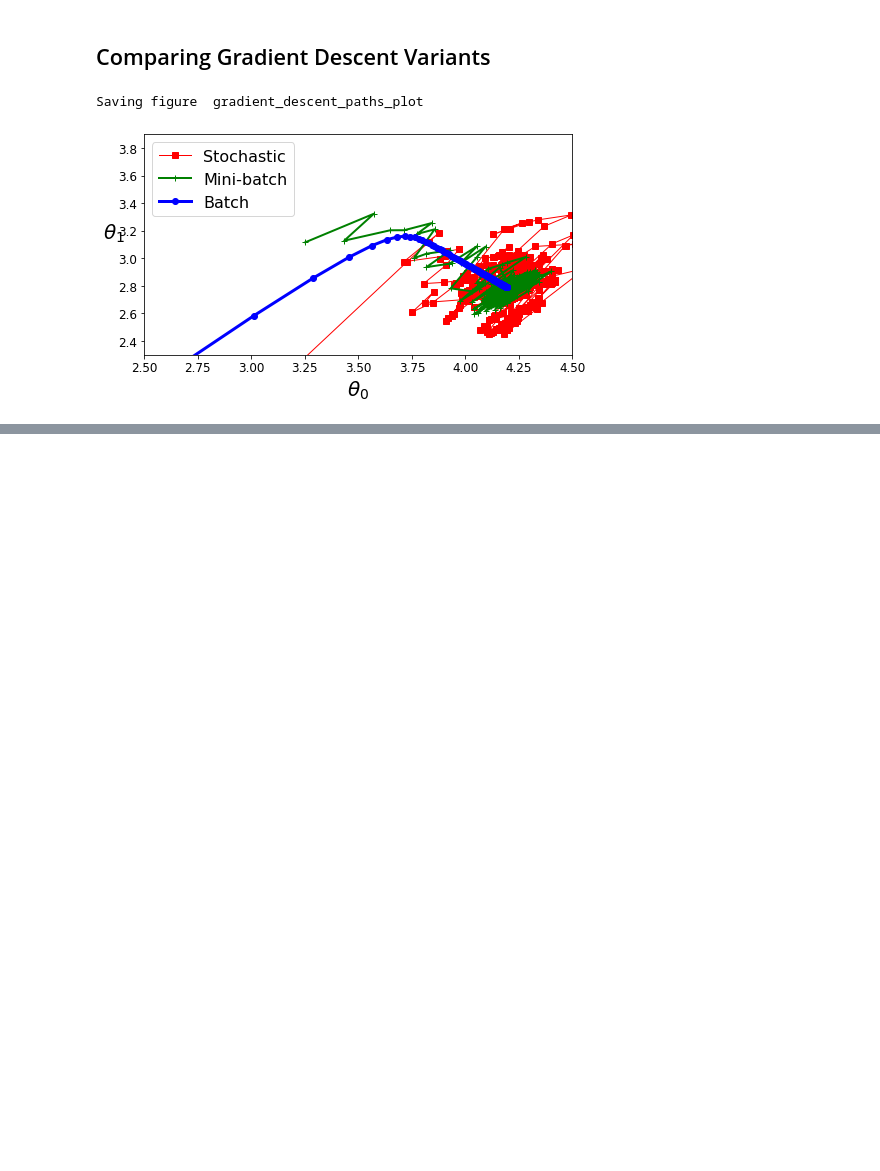
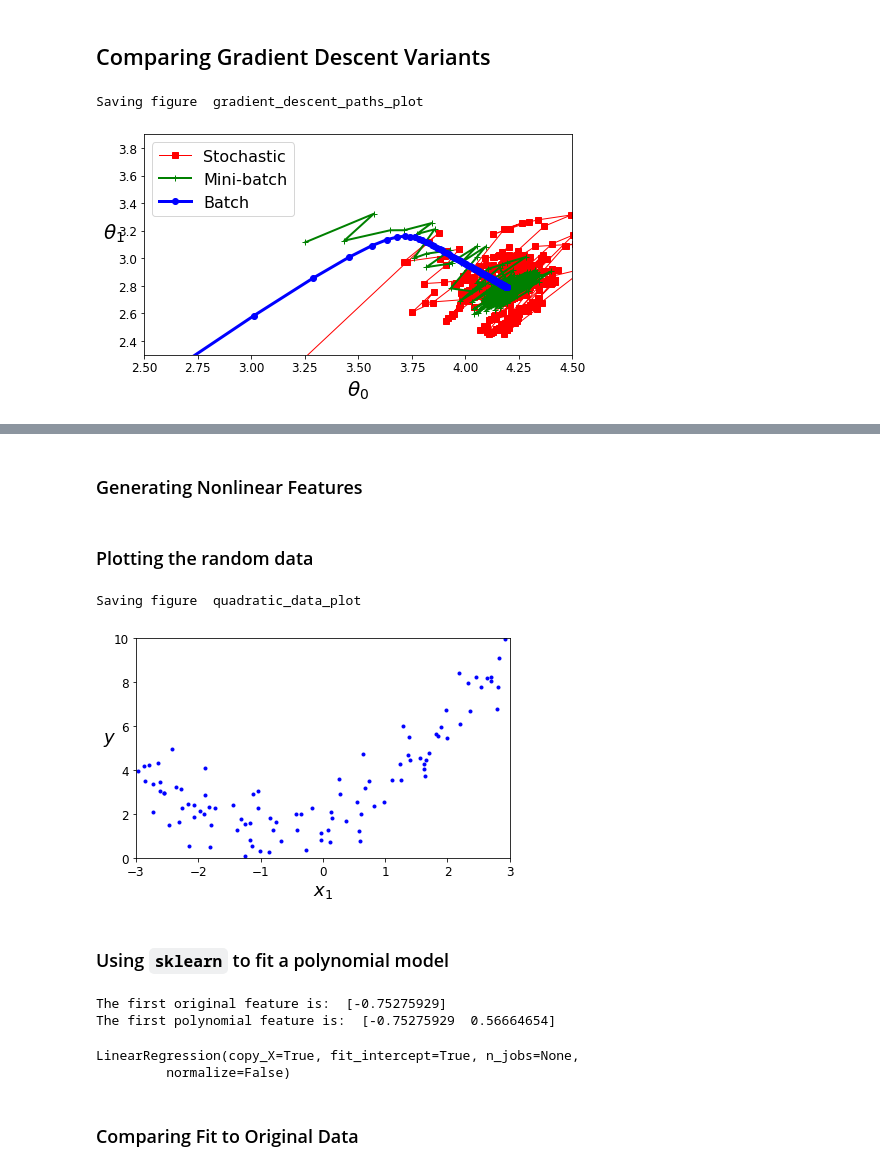
Before and after one commit to SMS-NED16/FYP-DL, a Jupyter notebook: ML-Hands-On/04_training_models/04_Training_Models_Examples.ipynb, the cells around one changed output, grey strips where cells are left out. Drawn from its saved outputs; the diff is of its cells as text; code cells hidden in the pictures; blank space fills up the shorter version.

Commit message:
Add polynomial regression and underfitting

```diff
--- a/ML-Hands-On/04_training_models/04_Training_Models_Examples.ipynb
+++ b/ML-Hands-On/04_training_models/04_Training_Models_Examples.ipynb
@@ -441,0 +445,2 @@ Saving figure  gradient_descent_paths_plot
+# %% [markdown]
+### Generating Nonlinear Features
@@ -441,0 +452,24 @@ Saving figure  gradient_descent_paths_plot
+# %%
+# Number of training samples
+m = 100
+
+# Features are scalars between -3 and 3
+X = 6 * np.random.rand(m, 1) - 3
+
+# Labels are non-linear combinations of the features
+# theta_0 = np.random.randn + 2
+# theta_1 = 1
+# theta_2 = 0.5
+y = 0.5 * X**2 + X + 2 + np.random.randn(m, 1)
+# %% [markdown]
+### Plotting the random data
+# %%
+plt.plot(X, y, 'b.'); plt.xlabel('$x_1$', fontsize=18);
+plt.ylabel('$y$', fontsize=18, rotation=0);
+plt.axis([-3, 3, 0, 10])
+save_fig('quadratic_data_plot')
+# %% [output]
+Saving figure  quadratic_data_plot
+[figure, added]
+# %% [markdown]
+### Using `sklearn` to fit a polynomial model
@@ -441,0 +484,7 @@ Saving figure  gradient_descent_paths_plot
+# %%
+# Comparing the original and polynomial features
+print("The first original feature is: ", X[0])
+print("The first polynomial feature is: ", X_poly[0])
+# %% [output]
+The first original feature is:  [-0.75275929]
+The first polynomial feature is:  [-0.75275929  0.56664654]
@@ -441,0 +494,11 @@ Saving figure  gradient_descent_paths_plot
+# %%
+# Instantiate
+lin_reg = LinearRegression()
+
+# Fit to polynomial features
+lin_reg.fit(X_poly, y)
+# %% [output]
+LinearRegression(copy_X=True, fit_intercept=True, n_jobs=None,
+         normalize=False)
+# %% [markdown]
+### Comparing Fit to Original Data
```
Also changed, not shown: parts of 25 cells of this notebook.
